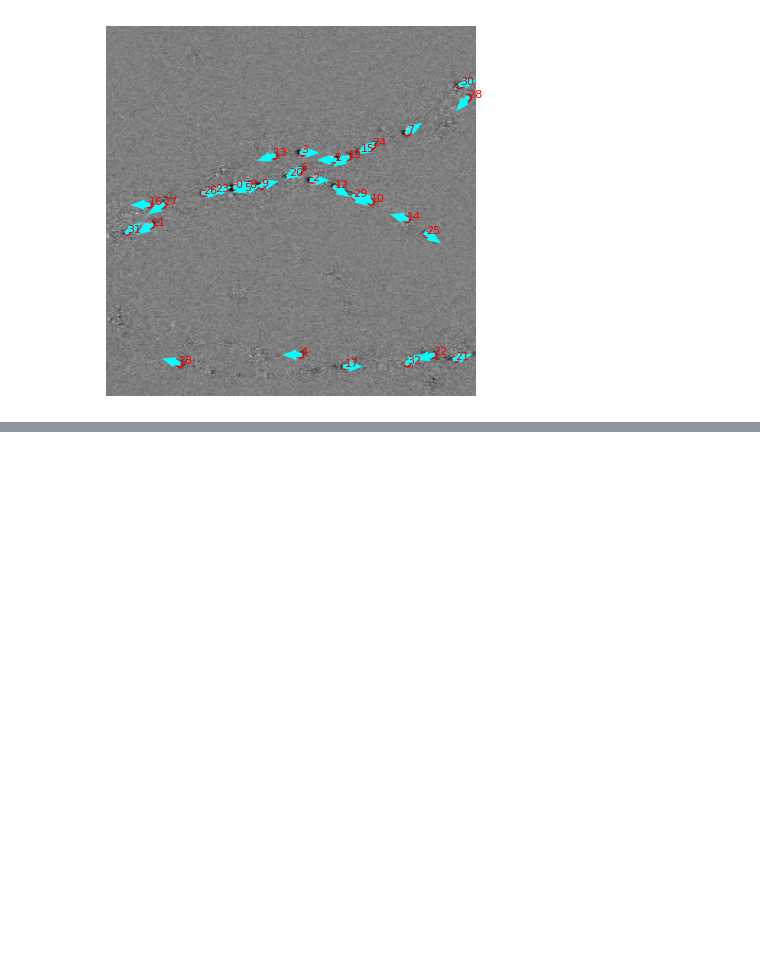
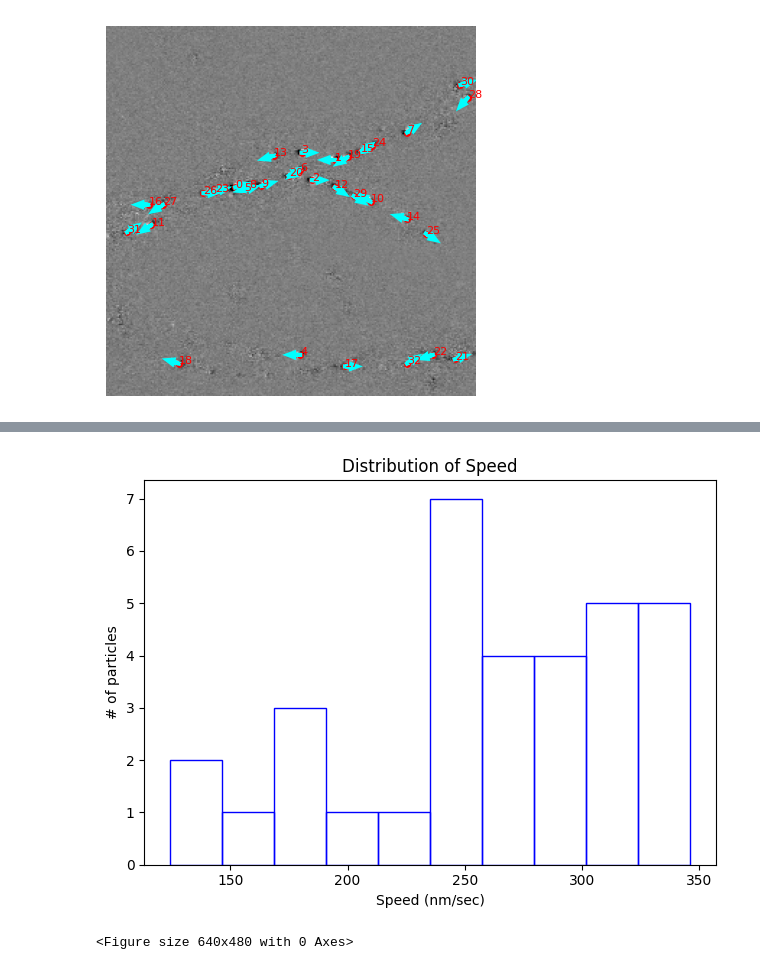
Before and after one commit to romeomorphism/Shire, a Jupyter notebook: test.ipynb, the cells around one changed output, grey strips where cells are left out. Cells and saved outputs as stored; diff of their text form; code cells hidden in the pictures; blank space fills up the shorter version.

Commit message:
Update a figure about the distribution of the speeds.

```diff
--- a/test.ipynb
+++ b/test.ipynb
@@ -96,0 +110,15 @@ NameError: name 'recovery' is not defined
+# %%
+mean_speed = (recovery.mean_speed()).tolist()
+
+import matplotlib.pyplot as plt
+
+plt.hist(mean_speed, bins=10, edgecolor='blue', histtype='bar', fill=False)
+plt.xlabel('Speed (nm/sec)')
+plt.ylabel('# of particles')
+plt.title('Distribution of Speed')
+plt.tight_layout()
+plt.savefig('speed_distribution.pdf')
+plt.show()
+# %% [output]
+[figure, added]
+<Figure size 640x480 with 0 Axes>
```
Also changed, not shown: parts of 4 cells of this notebook, 3 other files.
